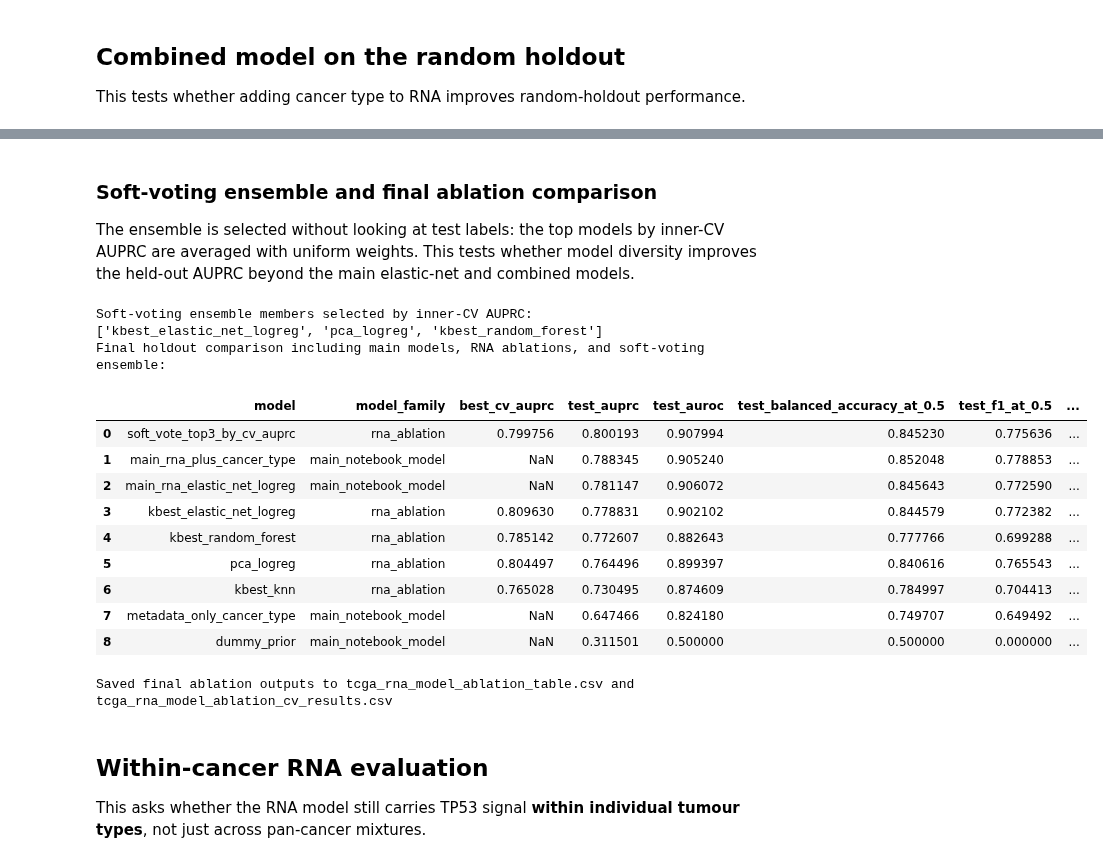
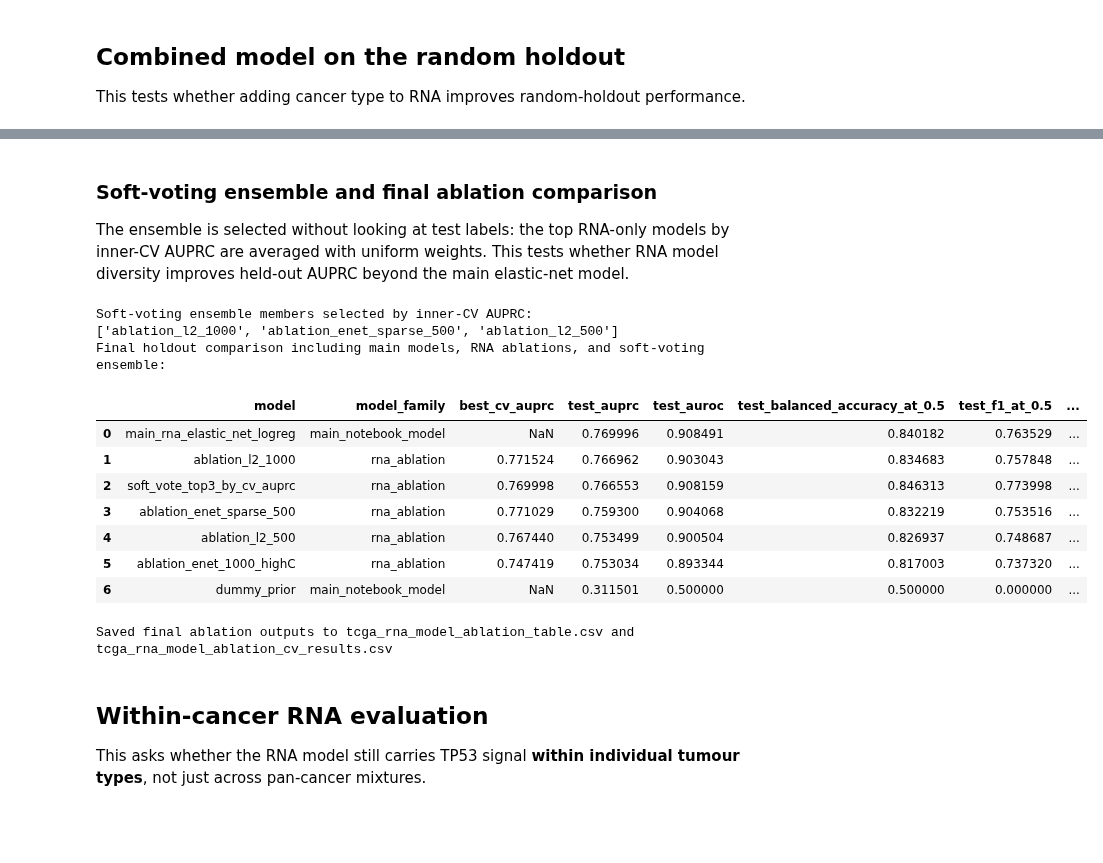
Before and after one commit to MauriceCC04/tp53-rna-prediction, a Jupyter notebook: notebooks/tcga_modelling.ipynb, the cells around one changed output, grey strips where cells are left out. Saved outputs shown, nothing was run; the diff lists cells and outputs as text; code cells hidden in the pictures; blank space fills up the shorter version.

```diff
--- a/notebooks/tcga_modelling.ipynb
+++ b/notebooks/tcga_modelling.ipynb
@@ -1283,0 +1362,16 @@ weighted avg      0.779     0.733     0.743      1939
+# %%
+inner_cv_strata = make_stable_joint_strata_tcga(
+    labels=y_train,
+    groups=groups[train_idx],
+    min_count=INNER_CV_SPLITS,
+    group_name="cancer_type",
+    min_group_count=25,
+)
+inner_cv = list(
+    StratifiedKFold(n_splits=INNER_CV_SPLITS, shuffle=True, random_state=RANDOM_STATE).split(
+        np.zeros(len(y_train)),
+        inner_cv_strata,
+    )
+)
+print(f"Inner CV uses {INNER_CV_SPLITS} folds stratified by TP53 label x cancer type where feasible; precomputed list accepted by materialize_cv_splits.")
+print("No cancer-type-only metadata model is trained; cancer type is used only for stratification/auditing.")
@@ -1762,13 +1759,12 @@ weighted avg      0.858     0.844     0.848      1939
 # %% [markdown]
 ## Holdout comparison and calibration diagnostics
 # %%
-holdout_results = pd.DataFrame([dummy_metrics, meta_metrics, rna_metrics])
+holdout_results = pd.DataFrame([dummy_metrics, rna_metrics])
 holdout_results = holdout_results.sort_values("auprc", ascending=False).reset_index(drop=True)
 display(holdout_results)
 
 ci_rows = []
 for model_name, proba in [
-    ("metadata_only_cancer_type", meta_test_proba),
     ("rna_only_elastic_net_logreg", rna_test_proba),
 ]:
     auroc_lo, auroc_med, auroc_hi = bootstrap_metric_ci(y_test, proba, roc_auc_score, n_boot=BOOTSTRAP_RESAMPLES, seed=RANDOM_STATE)
@@ -1786,10 +1782,6 @@ for model_name, proba in [
 holdout_ci = pd.DataFrame(ci_rows)
 display(holdout_ci)
 
-CalibrationDisplay.from_predictions(y_test, meta_test_proba, n_bins=10)
-plt.title("Calibration: cancer-type-only")
-plt.show()
-
 CalibrationDisplay.from_predictions(y_test, rna_test_proba, n_bins=10)
 plt.title("Calibration: RNA-only")
 plt.show()
@@ -3364,7 +2826,7 @@ RNA-model ablation table, selected by inner-CV AUPRC and evaluated once on the h
 # %% [markdown]
 ### Soft-voting ensemble and final ablation comparison
 
-The ensemble is selected without looking at test labels: the top models by inner-CV AUPRC are averaged with uniform weights. This tests whether model diversity improves the held-out AUPRC beyond the main elastic-net and combined models.
+The ensemble is selected without looking at test labels: the top RNA-only models by inner-CV AUPRC are averaged with uniform weights. This tests whether RNA model diversity improves held-out AUPRC beyond the main elastic-net model.
 # %%
 # ============================================================
 # Soft-voting ensemble and final comparison table
@@ -3410,12 +2872,8 @@ if RUN_RNA_ABLATION and len(ablation_table) > 0:
     main_rows_for_ablation = []
     existing_model_scores = {
         "dummy_prior": holdout_dummy_score,
-        "metadata_only_cancer_type": meta_test_proba,
         "main_rna_elastic_net_logreg": rna_test_proba,
     }
-
-    if "combo_test_proba" in globals() and combo_test_proba is not None:
-        existing_model_scores["main_rna_plus_cancer_type"] = combo_test_proba
 
     for model_name, score in existing_model_scores.items():
         metrics = evaluate_from_proba(y_test, score)
@@ -3442,43 +2900,41 @@ if RUN_RNA_ABLATION and len(ablation_table) > 0:
         "test_auprc",
         "test_auroc",
         "test_balanced_accuracy_at_0.5",
         "test_f1_at_0.5",
         "test_brier",
         "best_params",
     ]
 
     final_ablation_table = (
         final_ablation_table[preferred_cols]
         .sort_values("test_auprc", ascending=False)
         .reset_index(drop=True)
     )
 
     print("Final holdout comparison including main models, RNA ablations, and soft-voting ensemble:")
     display(final_ablation_table)
 
     final_ablation_table.to_csv("tcga_rna_model_ablation_table.csv", index=False)
     if len(ablation_cv_results):
         ablation_cv_results.to_csv("tcga_rna_model_ablation_cv_results.csv", index=False)
     print("Saved final ablation outputs to tcga_rna_model_ablation_table.csv and tcga_rna_model_ablation_cv_results.csv")
 else:
     top_ensemble_models = []
     ablation_table_with_ensemble = pd.DataFrame()
     final_ablation_table = pd.DataFrame()
     print("RNA ablation was skipped or no ablation model succeeded; no ensemble/final ablation table created.")
 # %% [output]
 Soft-voting ensemble members selected by inner-CV AUPRC:
-['kbest_elastic_net_logreg', 'pca_logreg', 'kbest_random_forest']
+['ablation_l2_1000', 'ablation_enet_sparse_500', 'ablation_l2_500']
 Final holdout comparison including main models, RNA ablations, and soft-voting ensemble:
 |  | model | model_family | best_cv_auprc | test_auprc | test_auroc | test_balanced_accuracy_at_0.5 | test_f1_at_0.5 | ... |
-| 0 | soft_vote_top3_by_cv_auprc | rna_ablation | 0.799756 | 0.800193 | 0.907994 | 0.845230 | 0.775636 | ... |
-| 1 | main_rna_plus_cancer_type | main_notebook_model | NaN | 0.788345 | 0.905240 | 0.852048 | 0.778853 | ... |
-| 2 | main_rna_elastic_net_logreg | main_notebook_model | NaN | 0.781147 | 0.906072 | 0.845643 | 0.772590 | ... |
-| 3 | kbest_elastic_net_logreg | rna_ablation | 0.809630 | 0.778831 | 0.902102 | 0.844579 | 0.772382 | ... |
-| 4 | kbest_random_forest | rna_ablation | 0.785142 | 0.772607 | 0.882643 | 0.777766 | 0.699288 | ... |
-| 5 | pca_logreg | rna_ablation | 0.804497 | 0.764496 | 0.899397 | 0.840616 | 0.765543 | ... |
-| 6 | kbest_knn | rna_ablation | 0.765028 | 0.730495 | 0.874609 | 0.784997 | 0.704413 | ... |
-| 7 | metadata_only_cancer_type | main_notebook_model | NaN | 0.647466 | 0.824180 | 0.749707 | 0.649492 | ... |
-| 8 | dummy_prior | main_notebook_model | NaN | 0.311501 | 0.500000 | 0.500000 | 0.000000 | ... |
+| 0 | main_rna_elastic_net_logreg | main_notebook_model | NaN | 0.769996 | 0.908491 | 0.840182 | 0.763529 | ... |
+| 1 | ablation_l2_1000 | rna_ablation | 0.771524 | 0.766962 | 0.903043 | 0.834683 | 0.757848 | ... |
+| 2 | soft_vote_top3_by_cv_auprc | rna_ablation | 0.769998 | 0.766553 | 0.908159 | 0.846313 | 0.773998 | ... |
+| 3 | ablation_enet_sparse_500 | rna_ablation | 0.771029 | 0.759300 | 0.904068 | 0.832219 | 0.753516 | ... |
+| 4 | ablation_l2_500 | rna_ablation | 0.767440 | 0.753499 | 0.900504 | 0.826937 | 0.748687 | ... |
+| 5 | ablation_enet_1000_highC | rna_ablation | 0.747419 | 0.753034 | 0.893344 | 0.817003 | 0.737320 | ... |
+| 6 | dummy_prior | main_notebook_model | NaN | 0.311501 | 0.500000 | 0.500000 | 0.000000 | ... |
 Saved final ablation outputs to tcga_rna_model_ablation_table.csv and tcga_rna_model_ablation_cv_results.csv
 # %% [markdown]
 ## Within-cancer RNA evaluation
```
Also changed, not shown: parts of 33 cells of this notebook, 5 other files.
